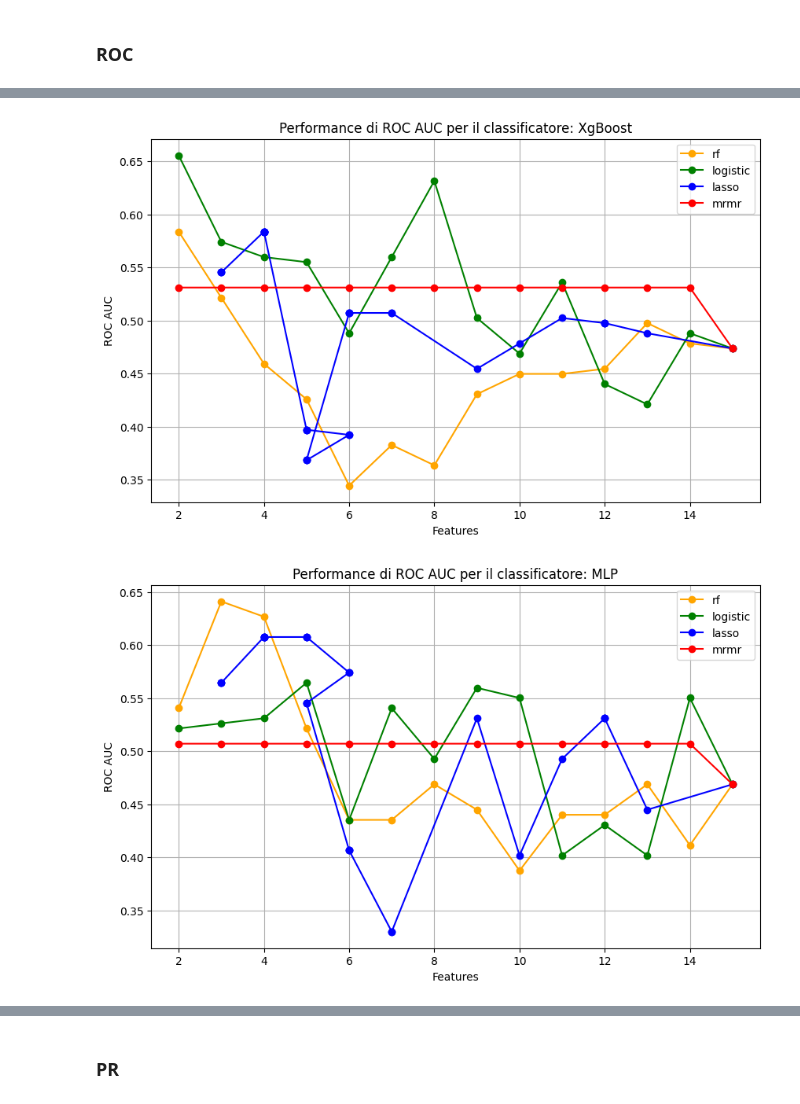
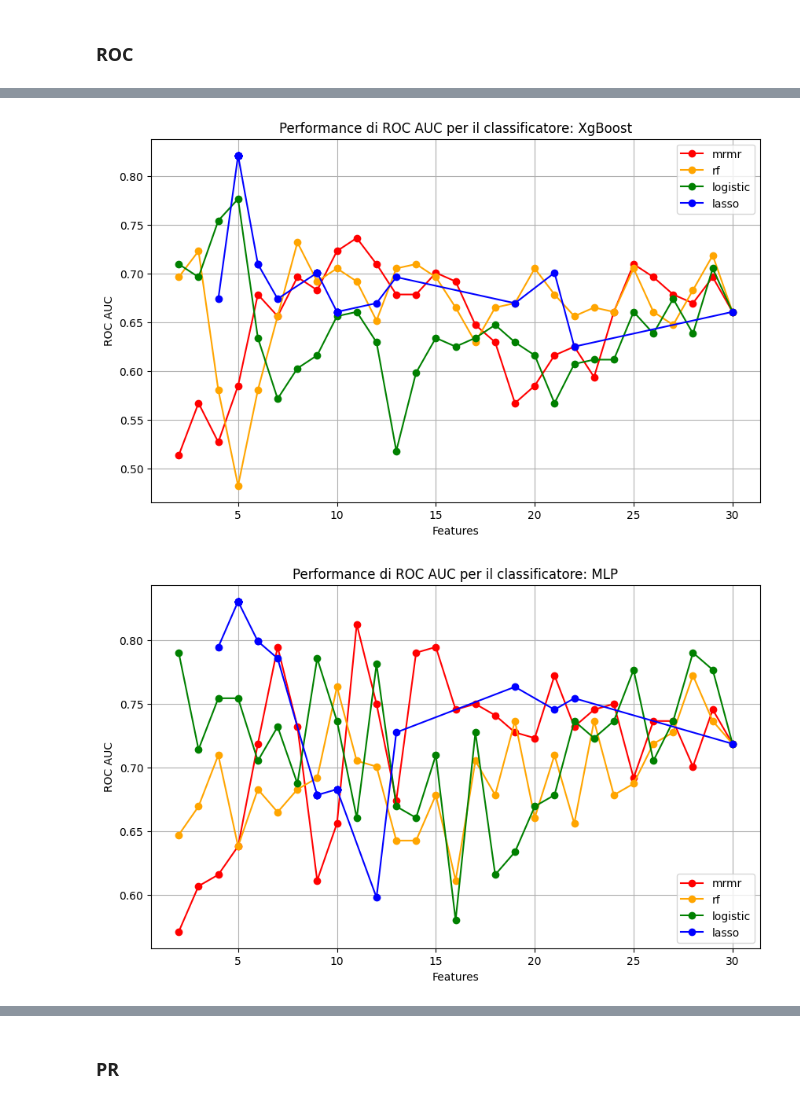
Before and after one commit to alessiamenozzi/ThesisPlaques, a Jupyter notebook: 1ValidationSet.ipynb, the cells around one changed output, grey strips where cells are left out. Drawn from its saved outputs; the diff is of its cells as text; code cells hidden in the pictures.

```diff
--- a/1ValidationSet.ipynb
+++ b/1ValidationSet.ipynb
@@ -618,8 +650,8 @@ def find_best_threshold_features(results_rf, selector):
 #patients_train, patients_test, y_train, y_test, features_train, features_test= train_test_split(loaded_patients, labels, patients, test_size=0.2, shuffle=True, stratify=labels, random_state=46)
 
 patients_train1, patients_test, y_train1, y_test, features_train1, features_test= train_test_split(loaded_patients, labels, patients, test_size=0.2, shuffle=False, random_state=1)
-#patients_train, patients_val, y_train, y_val, features_train, features_val= train_test_split(patients_train1, y_train1, features_train1, test_size=0.3, shuffle=True, stratify=y_train1, random_state=1)
-patients_train, patients_val, y_train, y_val, features_train, features_val= train_test_split(patients_train1, y_train1, features_train1, test_size=0.3, shuffle=False, random_state=1)
+patients_train, patients_val, y_train, y_val, features_train, features_val= train_test_split(patients_train1, y_train1, features_train1, test_size=0.3, shuffle=True, stratify=y_train1, random_state=1)
+#patients_train, patients_val, y_train, y_val, features_train, features_val= train_test_split(patients_train1, y_train1, features_train1, test_size=0.3, shuffle=False, random_state=1)
 
 print(patients_train.shape)
 print(patients_train)
@@ -645,6 +677,5 @@ print(patients_test.shape)
 # %%
 alpha_values = np.linspace(0, 0.006, 30).tolist()
 
-selectors=['mrmr','rf', 'logistic', 'lasso']
-#selectors=['rf', 'lasso', 'logistic']
+selectors=['p_value', 'mrmr','rf', 'logistic', 'lasso']
 classifiers=['RandomForest', 'Logistic', 'XgBoost', 'MLP', 'SVM']
@@ -842,14 +1011,14 @@ test_backup = results_test
 # %%
 import pickle
 
-file_path = "C:\\Users\\bsbar\\Desktop\\results\\results_val32noshuffle.pkl"
+file_path = "C:\\Users\\bsbar\\Desktop\\Tesi\\ThesisPlaques\\risultatidiz\\results_val128_noShuffle.pkl"
 #file_path =
 
 # Salvare i risultati in file pickle
 with open(file_path, 'wb') as file:
     pickle.dump(results_val, file)
 
-file_path = "C:\\Users\\bsbar\\Desktop\\results\\results_test32noshuffle.pkl"
+file_path = "C:\\Users\\bsbar\\Desktop\\Tesi\\ThesisPlaques\\risultatidiz\\results_test128_noShuffle.pkl"
 #file_path =
 
 with open(file_path, 'wb') as file:
@@ -862,12 +1031,12 @@ File Pickle creati con successo.
 import pickle
 
 
-file_path = "C:\\Users\\bsbar\\Desktop\\results\\results_val32noshuffle.pkl"
+file_path = "C:\\Users\\bsbar\\Desktop\\Tesi\\ThesisPlaques\\risultatidiz\\results_val64.pkl"
 #file_path =
 with open(file_path, 'rb') as file:
     results_val = pickle.load(file)
 
-file_path = "C:\\Users\\bsbar\\Desktop\\results\\results_test32noshuffle.pkl"
+file_path = "C:\\Users\\bsbar\\Desktop\\Tesi\\ThesisPlaques\\risultatidiz\\results_test64.pkl"
 #file_path =
 with open(file_path, 'rb') as file:
     results_test = pickle.load(file)
@@ -890,12 +1071,13 @@ colors = {
     'rf': 'orange'
     # aggiungere altri selettori se necessario
 }
-classifiers=['RandomForest']
 
 # Itera attraverso i classificatori e crea i grafici
 for i, classifier in enumerate(classifiers):
     plt.figure(figsize=(10, 6))
     for selector in selectors:
+        if(selector == 'p_value'):
+            continue
         num_features = results_val[i][selector]['num_features']
         roc_auc = results_val[i][selector]['roc_auc']  # Utilizzo di roc_auc anziché pr_auc
 
@@ -913,2 +1095,2 @@ for i, classifier in enumerate(classifiers):
-[figure, old version]
+[figure, new version]
-[figure, old version]
+[figure, new version]
```
Also changed, not shown: parts of 18 cells of this notebook.
